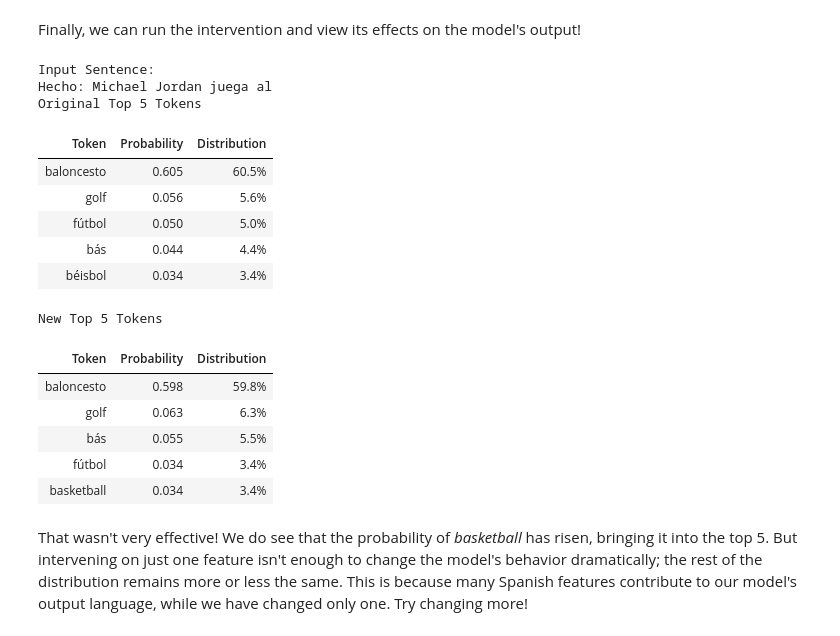
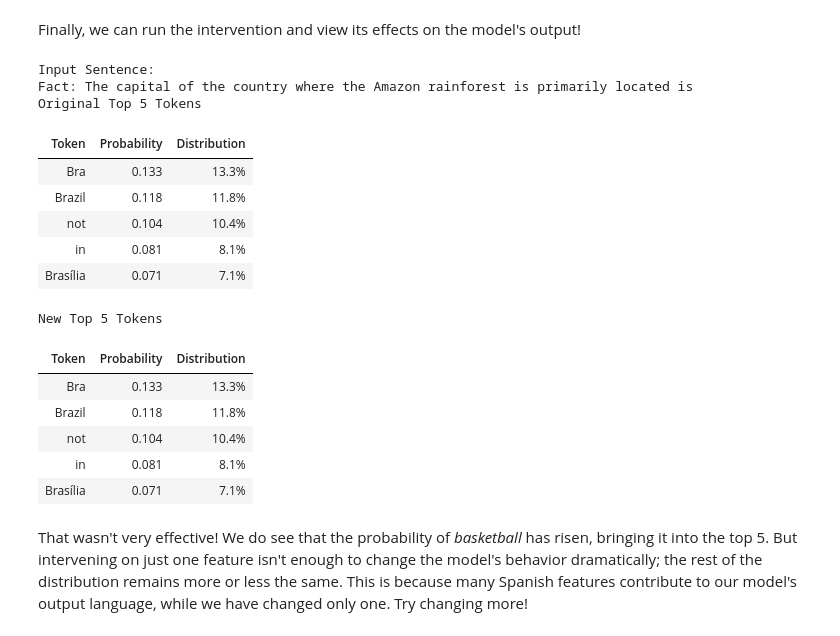
Before and after one commit to IamKrill1n/circuit-tracer, a Jupyter notebook: demos/intervention_demo.ipynb, the cells around one changed output. Saved outputs shown, nothing was run; the diff lists cells and outputs as text; code cells hidden in the pictures.

Commit message:
add loaded transcoder

```diff
--- a/demos/intervention_demo.ipynb
+++ b/demos/intervention_demo.ipynb
@@ -37,8 +37,8 @@ from circuit_tracer.utils.demo_utils import display_topk_token_predictions, disp
 # %% [markdown]
 First, we load our models (see `attribute_demo.ipynb` for more details).
 # %%
-model_name = "qwen3-4b"
-transcoder_name = "mwhanna/qwen3-4b-transcoders"
+model_name = "gemma-2-2b"
+transcoder_name = "mntss/clt-gemma-2-2b-426k"
 backend = 'transformerlens'  # change to 'nnsight' for the nnsight backend!
 model = ReplacementModel.from_pretrained(
     model_name, transcoder_name, dtype=torch.bfloat16, backend=backend
@@ -80,30 +71,30 @@ intervention_tuples = [(*supernode_feature, 0.0) for supernode_feature in supern
 # %% [markdown]
 Finally, we can run the intervention and view its effects on the model's output!
 # %%
-s = "Hecho: Michael Jordan juega al"
+s = "Fact: The capital of the country where the Amazon rainforest is primarily located is"
 
 with torch.inference_mode():
     original_logits, _  = model.feature_intervention(s, [])
     new_logits, _ = model.feature_intervention(s, intervention_tuples)
 
 display_topk_token_predictions(s, original_logits, new_logits)
 # %% [output]
 Input Sentence:
-Hecho: Michael Jordan juega al
+Fact: The capital of the country where the Amazon rainforest is primarily located is
 Original Top 5 Tokens
 | Token | Probability | Distribution |
-| baloncesto | 0.605 | 60.5% |
-| golf | 0.056 | 5.6% |
-| fútbol | 0.050 | 5.0% |
-| bás | 0.044 | 4.4% |
-| béisbol | 0.034 | 3.4% |
+| Bra | 0.133 | 13.3% |
+| Brazil | 0.118 | 11.8% |
+| not | 0.104 | 10.4% |
+| in | 0.081 | 8.1% |
+| Brasília | 0.071 | 7.1% |
 New Top 5 Tokens
 | Token | Probability | Distribution |
-| baloncesto | 0.598 | 59.8% |
-| golf | 0.063 | 6.3% |
-| bás | 0.055 | 5.5% |
-| fútbol | 0.034 | 3.4% |
-| basketball | 0.034 | 3.4% |
+| Bra | 0.133 | 13.3% |
+| Brazil | 0.118 | 11.8% |
+| not | 0.104 | 10.4% |
+| in | 0.081 | 8.1% |
+| Brasília | 0.071 | 7.1% |
 # %% [markdown]
 That wasn't very effective! We do see that the probability of *basketball* has risen, bringing it into the top 5. But intervening on just one feature isn't enough to change the model's behavior dramatically; the rest of the distribution remains more or less the same. This is because many Spanish features contribute to our model's output language, while we have changed only one. Try changing more!
 # %% [markdown]
```
Also changed, not shown: parts of 1 cell of this notebook, 12 other files.
